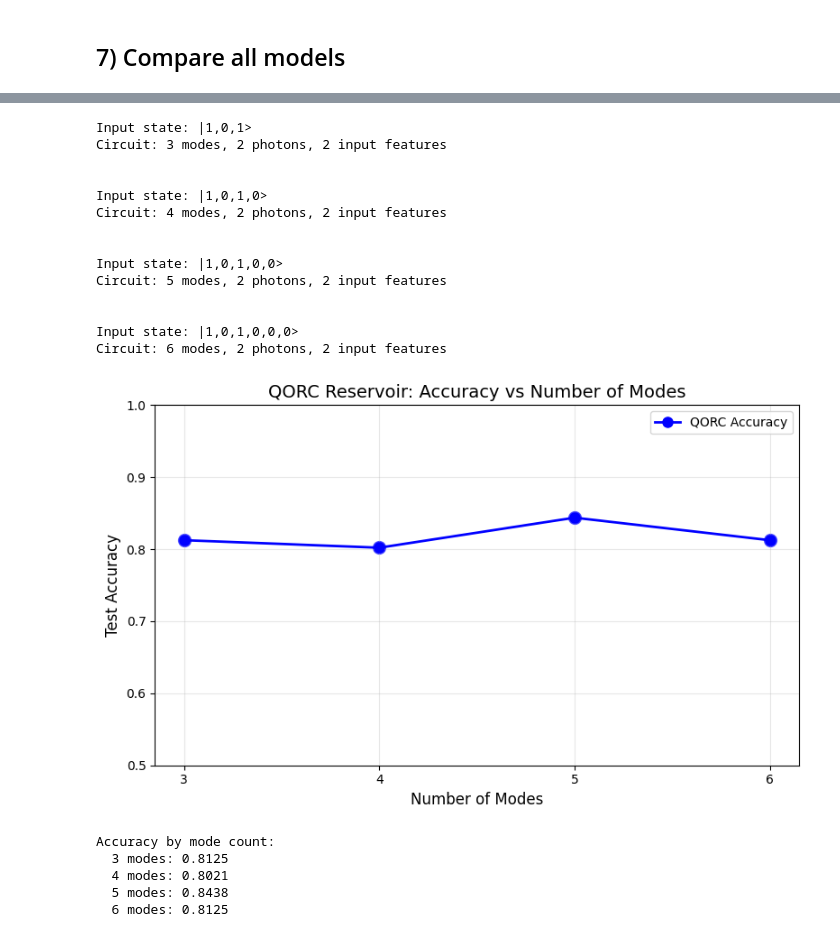
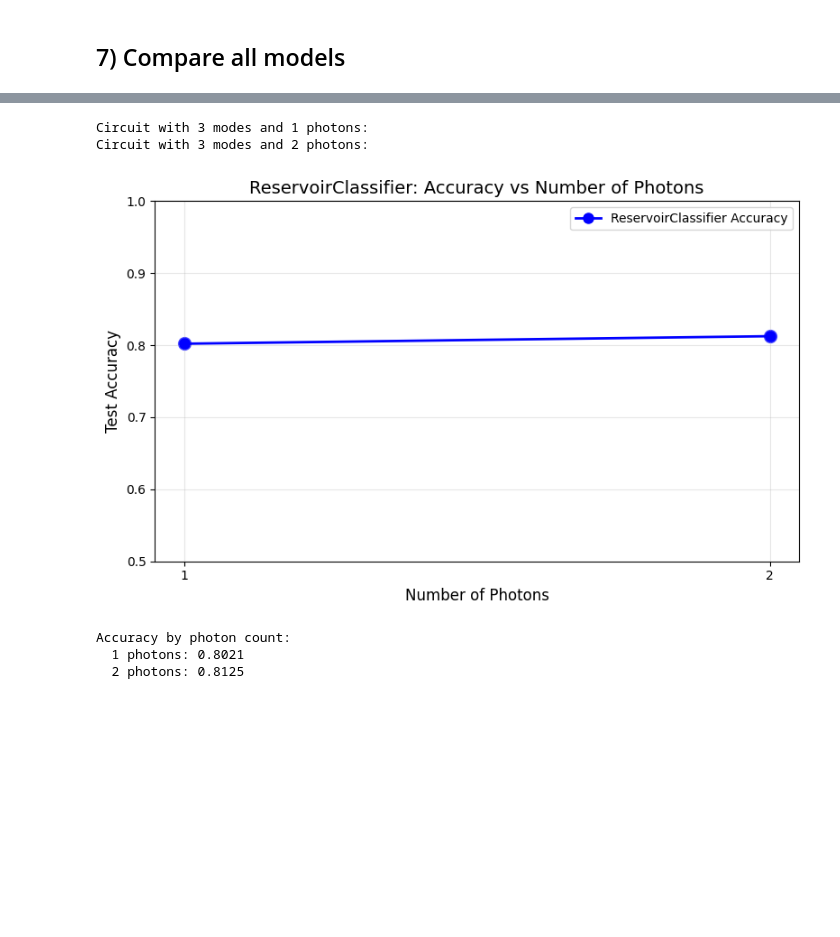
Before and after one commit to Tancredoss/merlin, a Jupyter notebook: docs/source/notebooks/QORC-basics.ipynb, the cells around one changed output, grey strips where cells are left out. Cells and saved outputs as stored; diff of their text form; code cells hidden in the pictures; blank space fills up the shorter version.

```diff
--- a/docs/source/notebooks/QORC-basics.ipynb
+++ b/docs/source/notebooks/QORC-basics.ipynb
@@ -444,60 +467,64 @@ We will compare the results of the Haar-based QORC with different number of mode
 # %%
 SEED = 16
-all_modes = [3,4,5,6]
+all_photons = [1, 2]
 accuracies = {}
-for m in all_modes:
+for n_photons in all_photons:
     np.random.seed(SEED)
     torch.manual_seed(SEED)
 
-    qorc_reservoir = build_qorc_layer(n_modes=m, n_photons=2)
+    X_train_reservoir, X_test_reservoir = make_reservoir_classifier_inputs(X_train, X_test)
 
-    F_train_qorc = make_concat_features(qorc_reservoir, X_train)
-    F_test_qorc = make_concat_features(qorc_reservoir, X_test)
+    model = ML.ReservoirClassifier(
+        in_features=X_train_reservoir.shape[1],
+        out_features=2,
+        n_photons=n_photons,
+        concatenate=True,
+        cache=True,
+        seed=SEED,
+        dtype=torch.float32,
+    )
+    model.layer.measurement_strategy = ML.MeasurementStrategy.probs(
+        computation_space=ML.ComputationSpace.UNBUNCHED,
+    )
+    model.layer.n_modes = 4
+    print(f"Circuit with {model.layer.n_modes} modes and {n_photons} photons:")
+    pcvl.pdisplay(model.layer.circuit)
 
-    qorc_metrics = train_linear_readout_from_features(
-        F_train_qorc, y_train, F_test_qorc, y_test, epochs=240, lr=0.05
+    metrics = train_reservoir_classifier(
+        model,
+        X_train_reservoir,
+        y_train,
+        X_test_reservoir,
+        y_test,
+        epochs=240,
+        lr=0.02,
     )
-    accuracies[str(m)] = qorc_metrics['accuracy']
+    accuracies[str(n_photons)] = metrics['accuracy']
 
-# Plot accuracy vs number of modes
-modes = [int(k) for k in accuracies.keys()]
+photons = [int(k) for k in accuracies.keys()]
 accs = [accuracies[k] for k in sorted(accuracies.keys(), key=lambda x: int(x))]
 
 plt.figure(figsize=(8, 5))
-plt.plot(modes, accs, marker='o', linewidth=2, markersize=8, color='blue', label='QORC Accuracy')
-plt.scatter(modes, accs, s=100, color='blue', alpha=0.6)
-plt.xlabel('Number of Modes', fontsize=12)
+plt.plot(photons, accs, marker='o', linewidth=2, markersize=8, color='blue', label='ReservoirClassifier Accuracy')
+plt.scatter(photons, accs, s=100, color='blue', alpha=0.6)
+plt.xlabel('Number of Photons', fontsize=12)
 plt.ylabel('Test Accuracy', fontsize=12)
-plt.title('QORC Reservoir: Accuracy vs Number of Modes', fontsize=14)
+plt.title('ReservoirClassifier: Accuracy vs Number of Photons', fontsize=14)
 plt.grid(True, alpha=0.3)
-plt.xticks(modes)
+plt.xticks(photons)
 plt.ylim([0.5, 1.0])
 plt.legend()
 plt.tight_layout()
 plt.show()
 
-print(f"\nAccuracy by mode count:")
-for m in sorted(modes):
-    print(f"  {m} modes: {accuracies[str(m)]:.4f}")
+print(f"\nAccuracy by photon count:")
+for n_photons in sorted(photons):
+    print(f"  {n_photons} photons: {accuracies[str(n_photons)]:.4f}")
 # %% [output]
-Input state: |1,0,1>
-Circuit: 3 modes, 2 photons, 2 input features
-
-
-Input state: |1,0,1,0>
-Circuit: 4 modes, 2 photons, 2 input features
-
-
-Input state: |1,0,1,0,0>
-Circuit: 5 modes, 2 photons, 2 input features
-
-
-Input state: |1,0,1,0,0,0>
-Circuit: 6 modes, 2 photons, 2 input features
+Circuit with 3 modes and 1 photons:
+Circuit with 3 modes and 2 photons:
-[figure, old version]
+[figure, new version]
-Accuracy by mode count:
-  3 modes: 0.8125
-  4 modes: 0.8021
-  5 modes: 0.8438
-  6 modes: 0.8125
+Accuracy by photon count:
+  1 photons: 0.8021
+  2 photons: 0.8125
 # %% [markdown]
```
Also changed, not shown: parts of 13 cells of this notebook, 5 other files.
